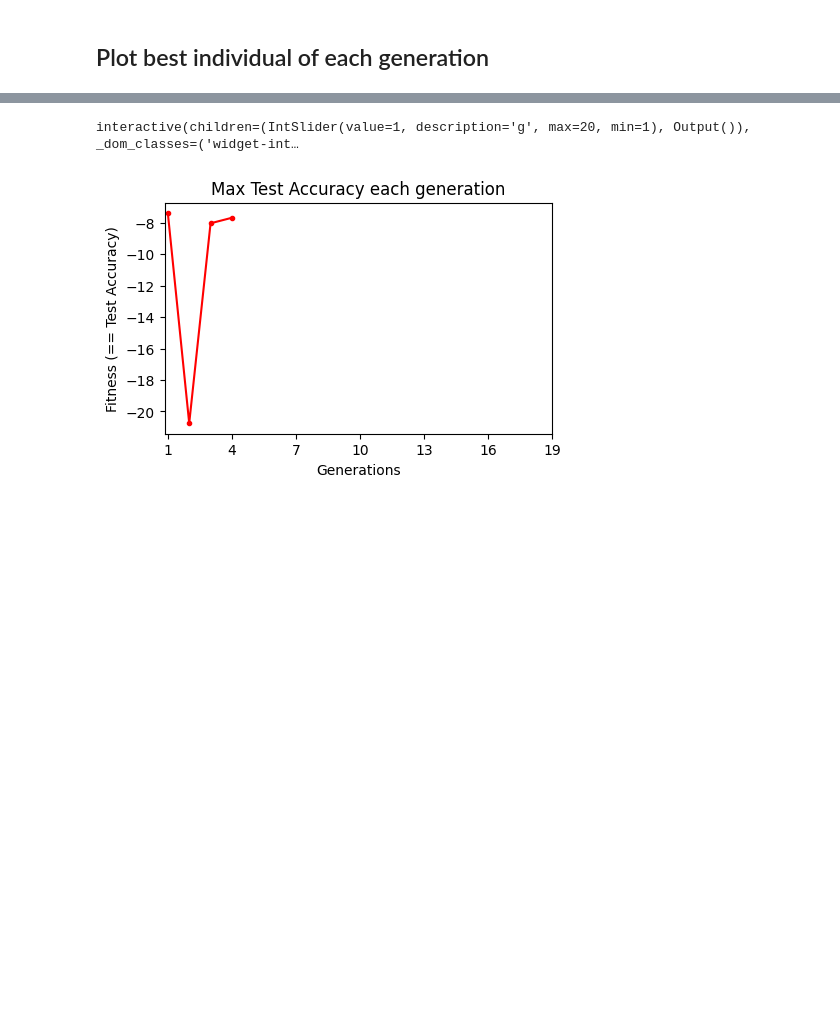
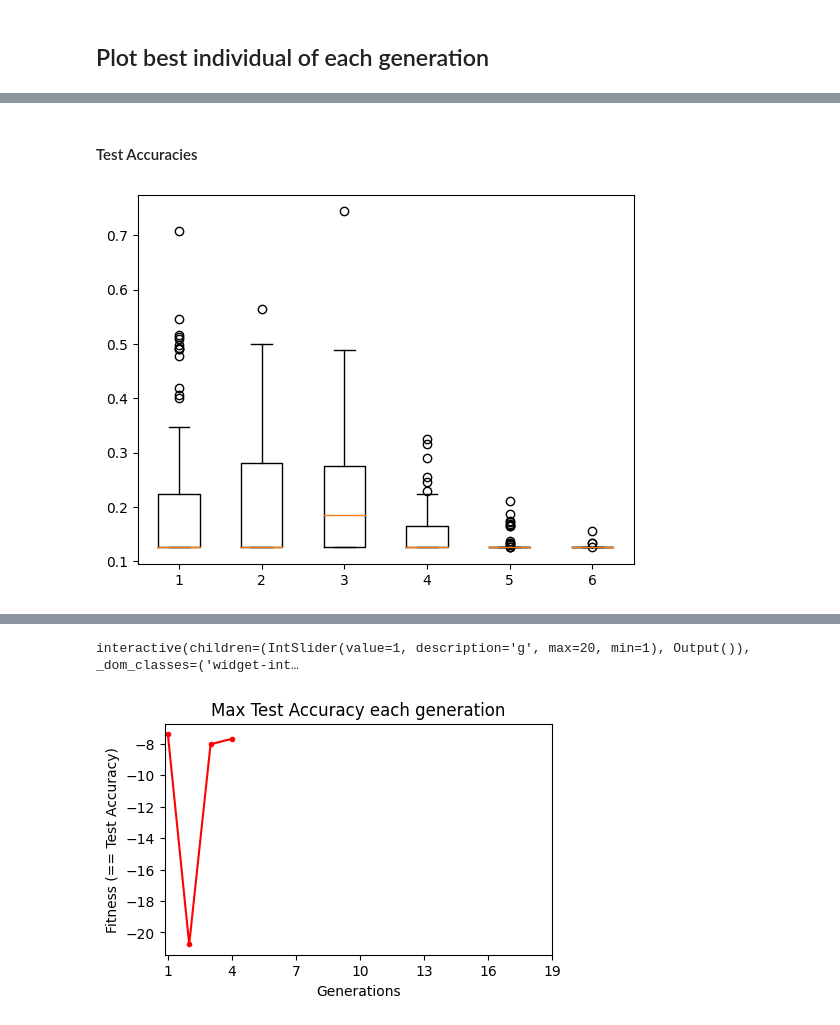
Before and after one commit to ankilab/EdgeVolution, a Jupyter notebook: plot-results.ipynb, the cells around one changed output, grey strips where cells are left out. Cells and saved outputs as stored; diff of their text form; code cells hidden in the pictures; blank space fills up the shorter version.

```diff
--- a/plot-results.ipynb
+++ b/plot-results.ipynb
@@ -83,0 +141,31 @@ for idx, row in best_individuals.iterrows():
+# %%
+def get_objective_values(ga_path, objective):
+    with open(ga_path / "params.json") as f:
+        params = json.loads(f.read())
+
+    return_list = []
+    for i in range(1, params['generations']):
+        gen_path = ga_path / f"Generation_{i}"
+        if not os.path.exists(gen_path):
+            break
+        gen_results = []
+        for ind in os.listdir(gen_path):
+            ind_path = gen_path / ind
+            with open(ind_path / "results.json") as f:
+                results = json.loads(f.read())
+            try:
+                gen_results.append(results[objective])
+            except:
+                continue
+
+        return_list.append(gen_results)
+
+    return return_list
+# %% [markdown]
+#### Test Accuracies
+# %%
+test_accs = get_objective_values(path, "test_acc")
+plt.boxplot(test_accs)
+plt.show()
+# %% [output]
+[figure, added]
```
Also changed, not shown: parts of 18 cells of this notebook, 14 other files.
